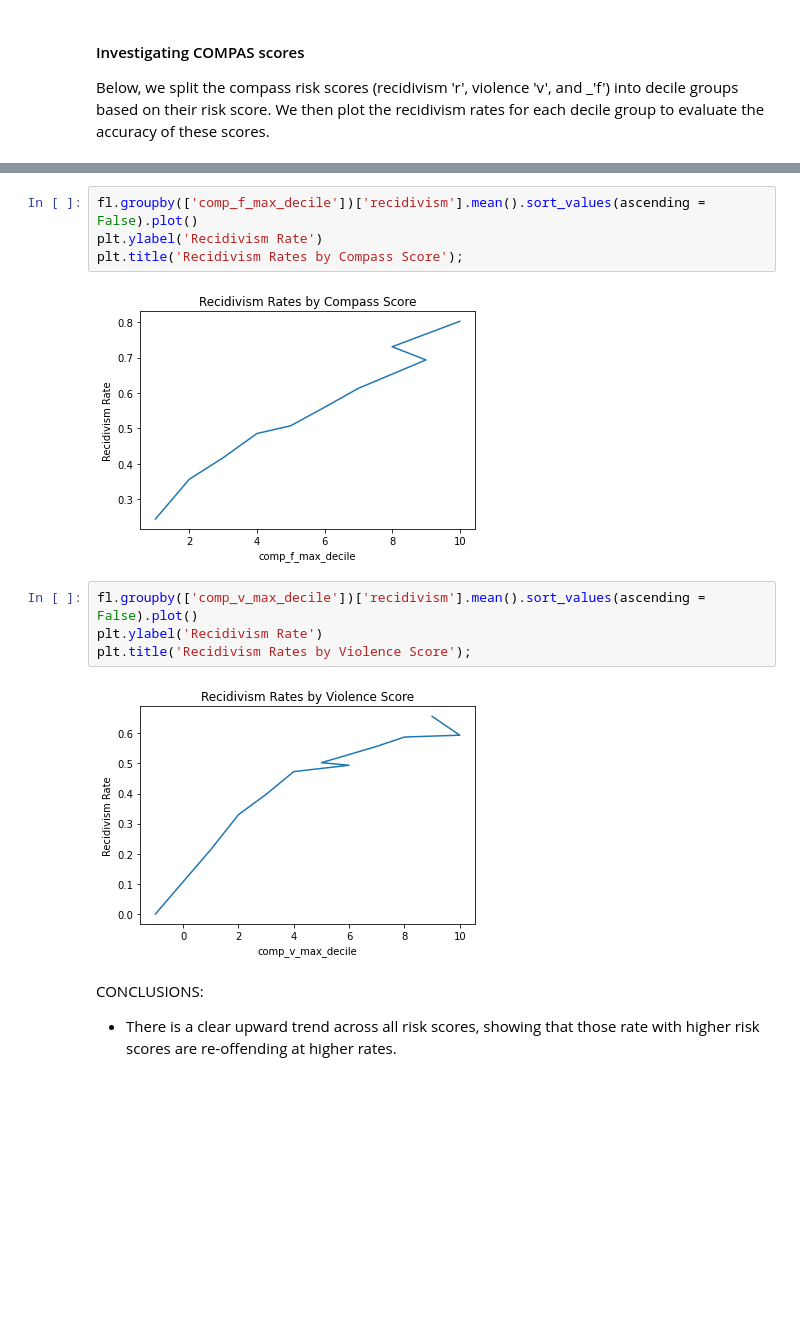
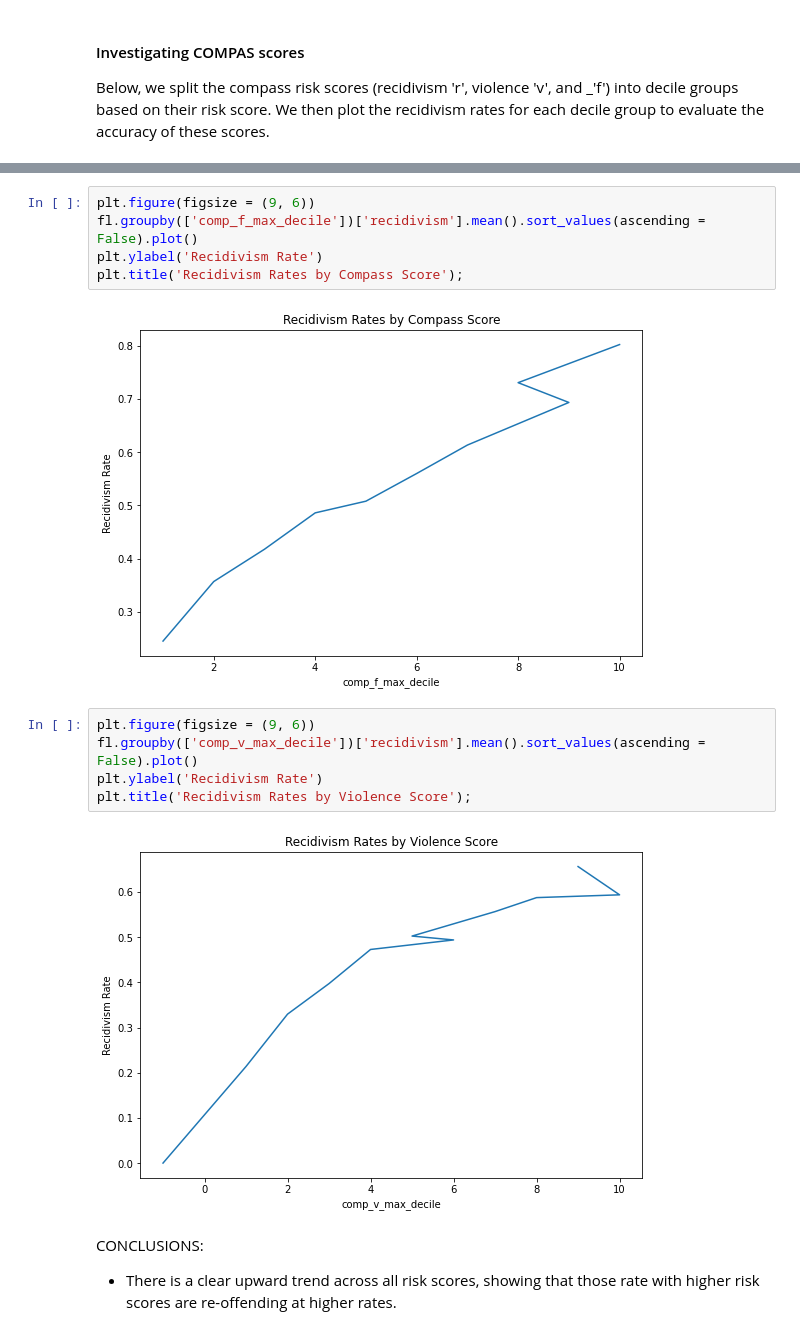
Before and after one commit to ga-dsi-822-group4/recidivism, a Jupyter notebook: notebooks/02_eda.ipynb, the cells around one changed output, grey strips where cells are left out. Drawn from its saved outputs; the diff is of its cells as text; blank space fills up the shorter version.

```diff
--- a/notebooks/02_eda.ipynb
+++ b/notebooks/02_eda.ipynb
@@ -291,15 +454,17 @@ plt.title('Recidivism Rates by Compass Score');
 # %%
+plt.figure(figsize = (9, 6))
 fl.groupby(['comp_f_max_decile'])['recidivism'].mean().sort_values(ascending = False).plot()
 plt.ylabel('Recidivism Rate')
 plt.title('Recidivism Rates by Compass Score');
 # %% [output]
-[figure, old version]
+[figure, new version]
 # %%
+plt.figure(figsize = (9, 6))
 fl.groupby(['comp_v_max_decile'])['recidivism'].mean().sort_values(ascending = False).plot()
 plt.ylabel('Recidivism Rate')
 plt.title('Recidivism Rates by Violence Score');
 # %% [output]
-[figure, old version]
+[figure, new version]
 # %% [markdown]
 CONCLUSIONS:
 - There is a clear upward trend across all risk scores, showing that those rate with higher risk scores are re-offending at higher rates.
```
Also changed, not shown: parts of 46 cells of this notebook.
